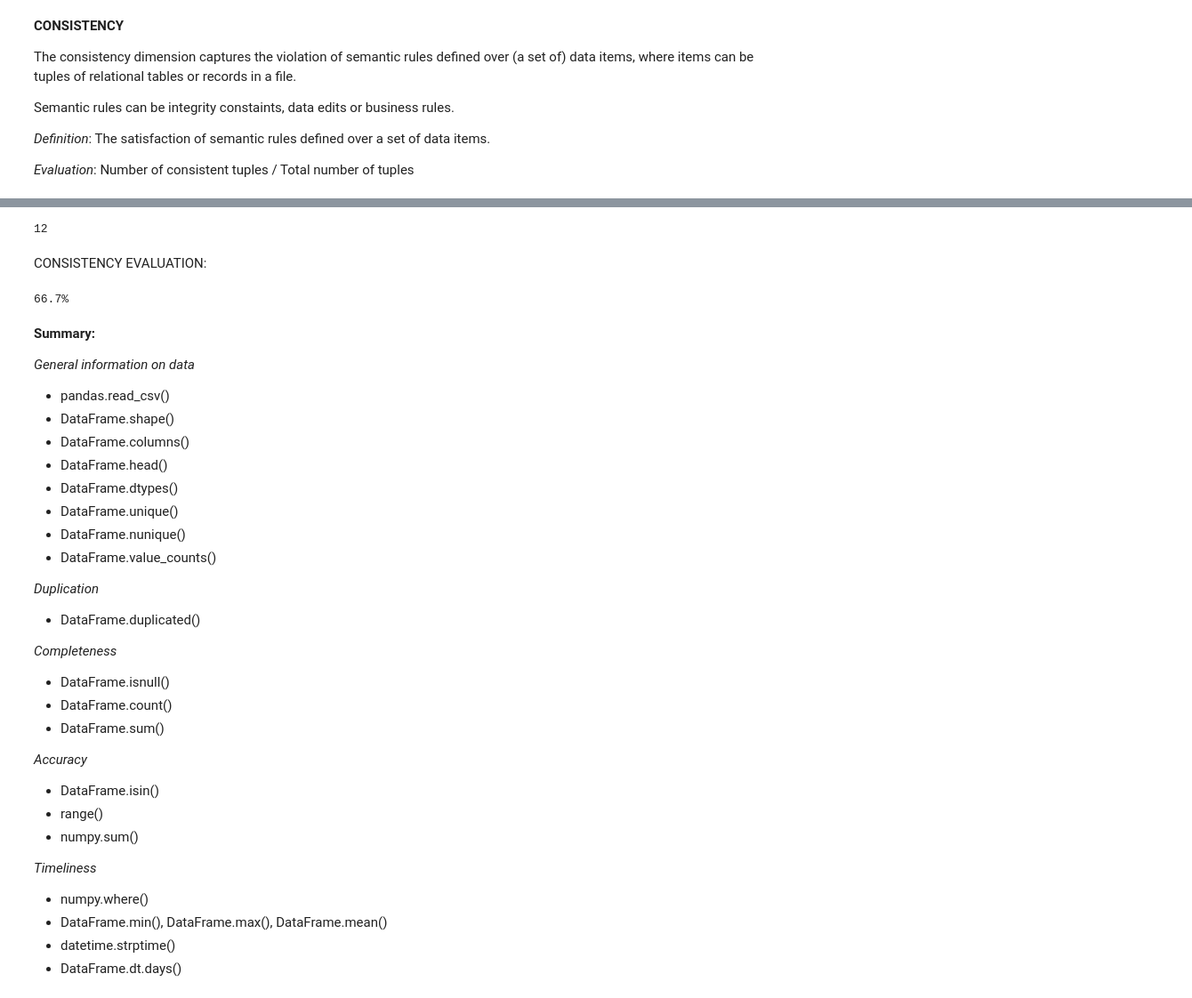
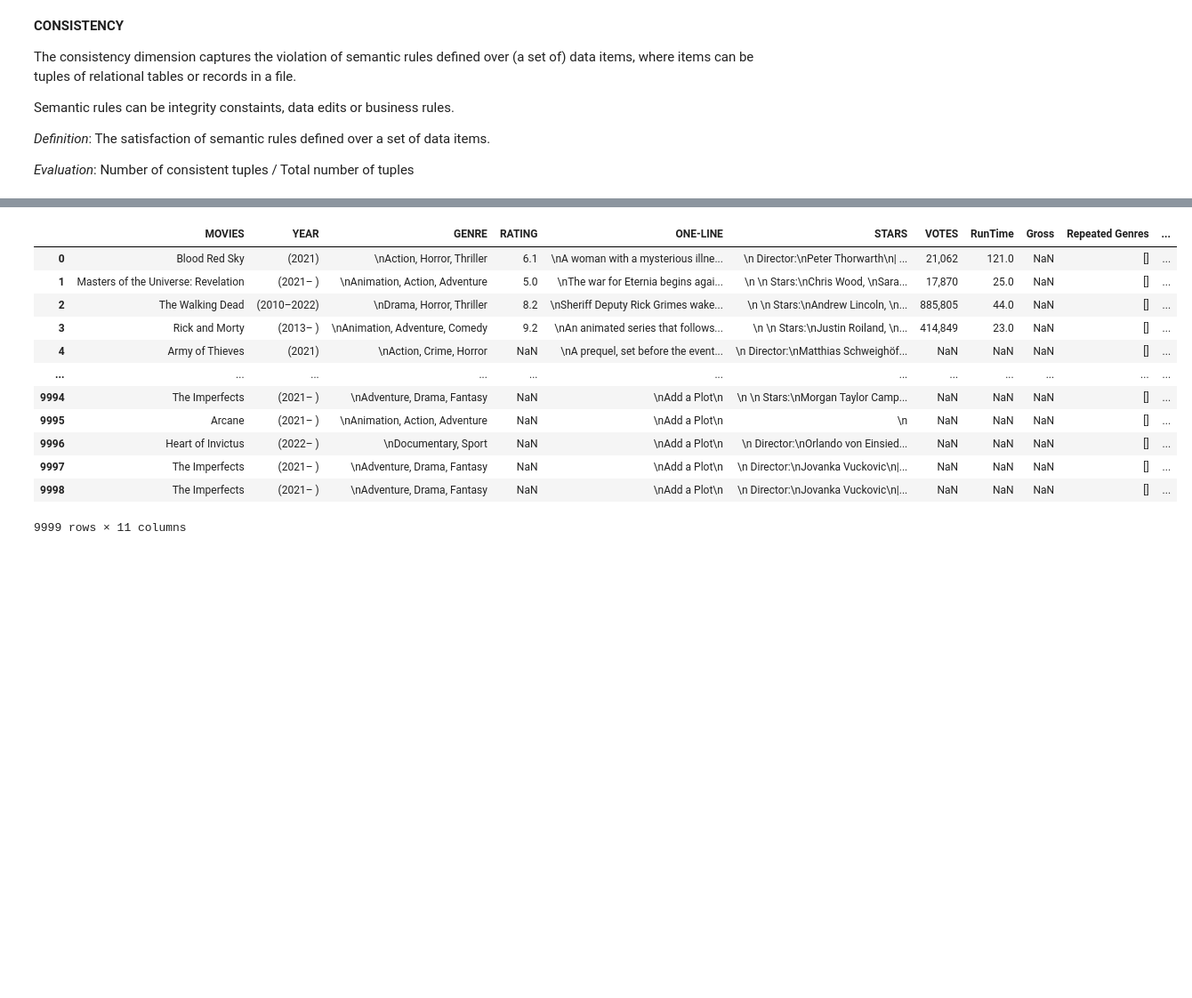
Before and after one commit to lukamath/DIQ_Project, a Jupyter notebook: DIQ_Project_10104067.ipynb, the cells around one changed output, grey strips where cells are left out. Shown: that part at 89% size. Drawn from its saved outputs; the diff is of its cells as text; code cells hidden in the pictures; blank space fills up the shorter version.

```diff
--- a/DIQ_Project_10104067.ipynb
+++ b/DIQ_Project_10104067.ipynb
@@ -595,45 +439,28 @@ CONSISTENT = CONSISTENT.sum()
-# %%
-#count the total number of tuples in the property dataset
-COUNT = PROPERTY['consistency'].count()
-COUNT
-# %% [output]
-12
-# %% [markdown]
-CONSISTENCY EVALUATION:
-# %%
-CONSISTENCY = CONSISTENT / COUNT
-CONSISTENCY = '{0:.1f}%'.format(CONSISTENCY * 100)
-print(CONSISTENCY)
-# %% [output]
-66.7%
-# %% [markdown]
-**Summary:**
-
-*General information on data*
-- pandas.read_csv()
-- DataFrame.shape()
-- DataFrame.columns()
-- DataFrame.head()
-- DataFrame.dtypes()
-- DataFrame.unique()
-- DataFrame.nunique()
-- DataFrame.value_counts()
-
-*Duplication*
-- DataFrame.duplicated()
-
-*Completeness*
-- DataFrame.isnull()
-- DataFrame.count()
-- DataFrame.sum()
-
-*Accuracy*
-- DataFrame.isin()
-- range()
-- numpy.sum()
-
-*Timeliness*
-- numpy.where()
-- DataFrame.min(), DataFrame.max(), DataFrame.mean()
-- datetime.strptime()
-- DataFrame.dt.days()
+# %%
+#Rule: if votes is not Null then rate must be not null and viceversa
+#we add the column consistency
+#we assign the value 1 if the rule is satisfied, 0 otherwise
+
+# Create a new column that checks the condition
+MOVIES['consistency_rating'] = MOVIES.apply(
+    lambda row: 1 if ((pd.notna(row['RATING']) and pd.notna(row['VOTES'])) or
+                      (pd.isna(row['RATING']) and pd.isna(row['VOTES'])))
+               else 0, axis=1)
+
+# Show the resulting DataFrame
+# MOVIES.head(30)
+MOVIES
+# %% [output]
+|  | MOVIES | YEAR | GENRE | RATING | ONE-LINE | STARS | VOTES | RunTime | Gross | Repeated Genres | ... |
+| 0 | Blood Red Sky | (2021) | \nAction, Horror, Thriller | 6.1 | \nA woman with a mysterious illne... | \n Director:\nPeter Thorwarth\n| ... | 21,062 | 121.0 | NaN | [] | ... |
+| 1 | Masters of the Universe: Revelation | (2021– ) | \nAnimation, Action, Adventure | 5.0 | \nThe war for Eternia begins agai... | \n \n Stars:\nChris Wood, \nSara... | 17,870 | 25.0 | NaN | [] | ... |
+| 2 | The Walking Dead | (2010–2022) | \nDrama, Horror, Thriller | 8.2 | \nSheriff Deputy Rick Grimes wake... | \n \n Stars:\nAndrew Lincoln, \n... | 885,805 | 44.0 | NaN | [] | ... |
+| 3 | Rick and Morty | (2013– ) | \nAnimation, Adventure, Comedy | 9.2 | \nAn animated series that follows... | \n \n Stars:\nJustin Roiland, \n... | 414,849 | 23.0 | NaN | [] | ... |
+| 4 | Army of Thieves | (2021) | \nAction, Crime, Horror | NaN | \nA prequel, set before the event... | \n Director:\nMatthias Schweighöf... | NaN | NaN | NaN | [] | ... |
+| ... | ... | ... | ... | ... | ... | ... | ... | ... | ... | ... | ... |
+| 9994 | The Imperfects | (2021– ) | \nAdventure, Drama, Fantasy | NaN | \nAdd a Plot\n | \n \n Stars:\nMorgan Taylor Camp... | NaN | NaN | NaN | [] | ... |
+| 9995 | Arcane | (2021– ) | \nAnimation, Action, Adventure | NaN | \nAdd a Plot\n | \n | NaN | NaN | NaN | [] | ... |
+| 9996 | Heart of Invictus | (2022– ) | \nDocumentary, Sport | NaN | \nAdd a Plot\n | \n Director:\nOrlando von Einsied... | NaN | NaN | NaN | [] | ... |
+| 9997 | The Imperfects | (2021– ) | \nAdventure, Drama, Fantasy | NaN | \nAdd a Plot\n | \n Director:\nJovanka Vuckovic\n|... | NaN | NaN | NaN | [] | ... |
+| 9998 | The Imperfects | (2021– ) | \nAdventure, Drama, Fantasy | NaN | \nAdd a Plot\n | \n Director:\nJovanka Vuckovic\n|... | NaN | NaN | NaN | [] | ... |
+9999 rows × 11 columns
```
Also changed, not shown: parts of 30 cells of this notebook.
